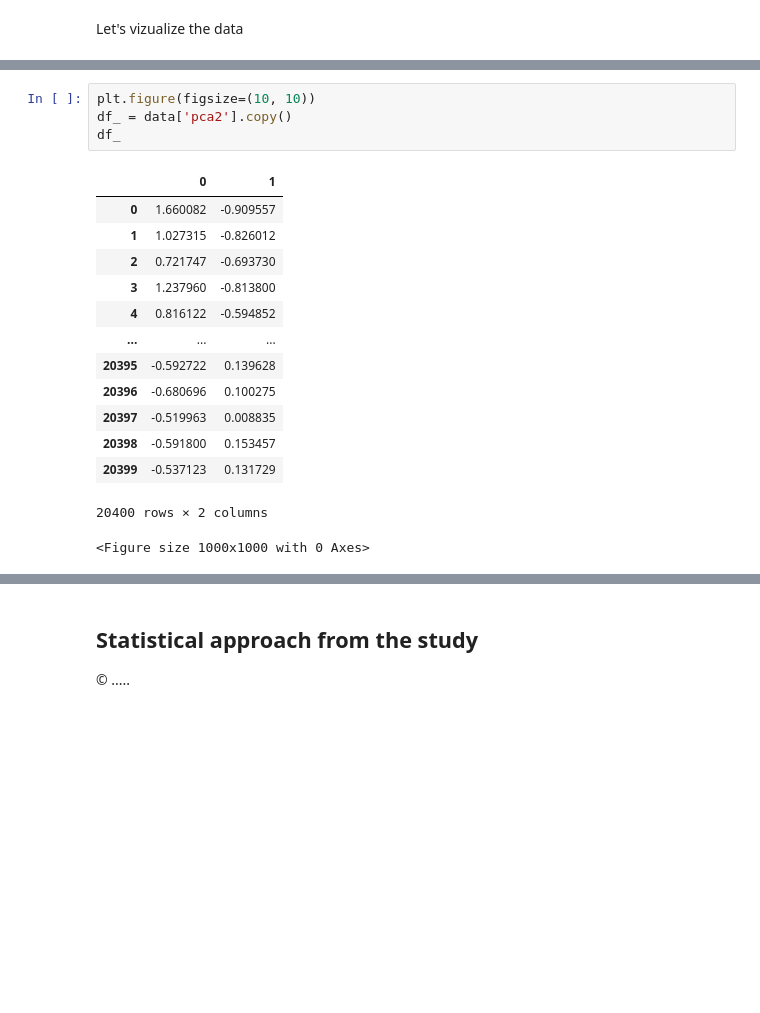
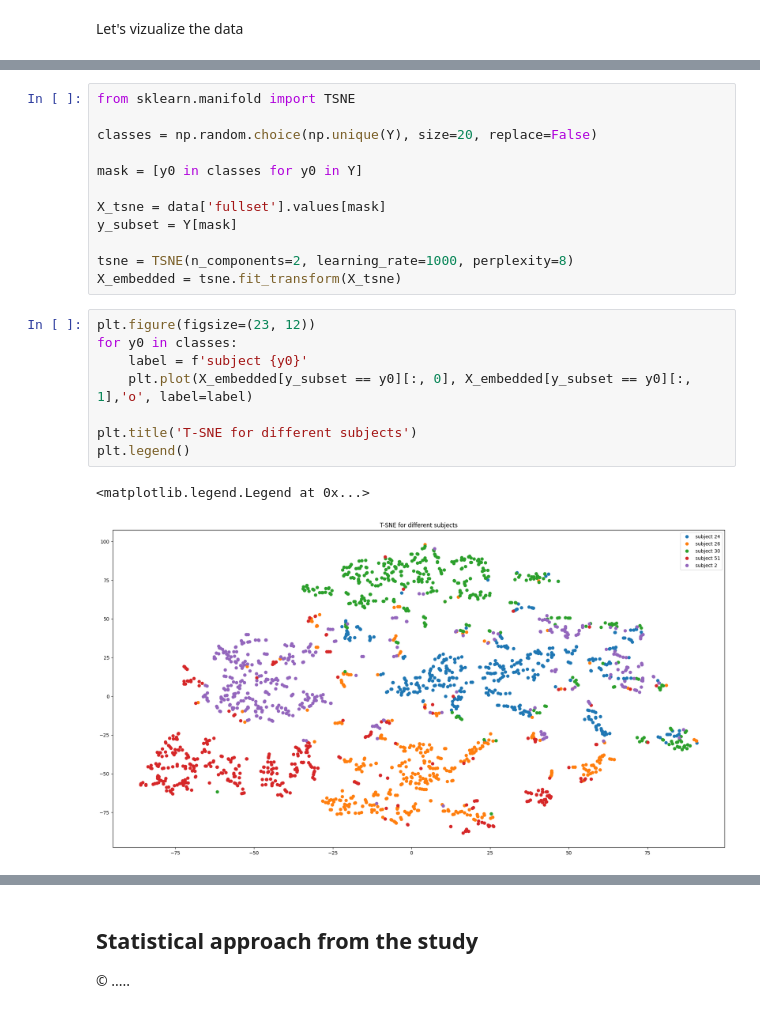
Before and after one commit to bixente-r/ML_CYB, a Jupyter notebook: Project/Keystroke project.ipynb, the cells around one changed output, grey strips where cells are left out. Cells and saved outputs as stored; diff of their text form; blank space fills up the shorter version.

```diff
--- a/Project/Keystroke project.ipynb
+++ b/Project/Keystroke project.ipynb
@@ -164,19 +180,23 @@ show_mean_std(data_frame_list,Y, 3)
-# %%
-plt.figure(figsize=(10, 10))
-df_ = data['pca2'].copy()
-df_
-# %% [output]
-|  | 0 | 1 |
-| 0 | 1.660082 | -0.909557 |
-| 1 | 1.027315 | -0.826012 |
-| 2 | 0.721747 | -0.693730 |
-| 3 | 1.237960 | -0.813800 |
-| 4 | 0.816122 | -0.594852 |
-| ... | ... | ... |
-| 20395 | -0.592722 | 0.139628 |
-| 20396 | -0.680696 | 0.100275 |
-| 20397 | -0.519963 | 0.008835 |
-| 20398 | -0.591800 | 0.153457 |
-| 20399 | -0.537123 | 0.131729 |
-20400 rows × 2 columns
-<Figure size 1000x1000 with 0 Axes>
+# %%
+from sklearn.manifold import TSNE
+
+classes = np.random.choice(np.unique(Y), size=20, replace=False)
+
+mask = [y0 in classes for y0 in Y]
+
+X_tsne = data['fullset'].values[mask]
+y_subset = Y[mask]
+
+tsne = TSNE(n_components=2, learning_rate=1000, perplexity=8)
+X_embedded = tsne.fit_transform(X_tsne)
+# %%
+plt.figure(figsize=(23, 12))
+for y0 in classes:
+    label = f'subject {y0}'
+    plt.plot(X_embedded[y_subset == y0][:, 0], X_embedded[y_subset == y0][:, 1],'o', label=label)
+
+plt.title('T-SNE for different subjects')
+plt.legend()
+# %% [output]
+<matplotlib.legend.Legend at 0x...>
+[figure, added]
```
Also changed, not shown: parts of 18 cells of this notebook, 1 other file.
